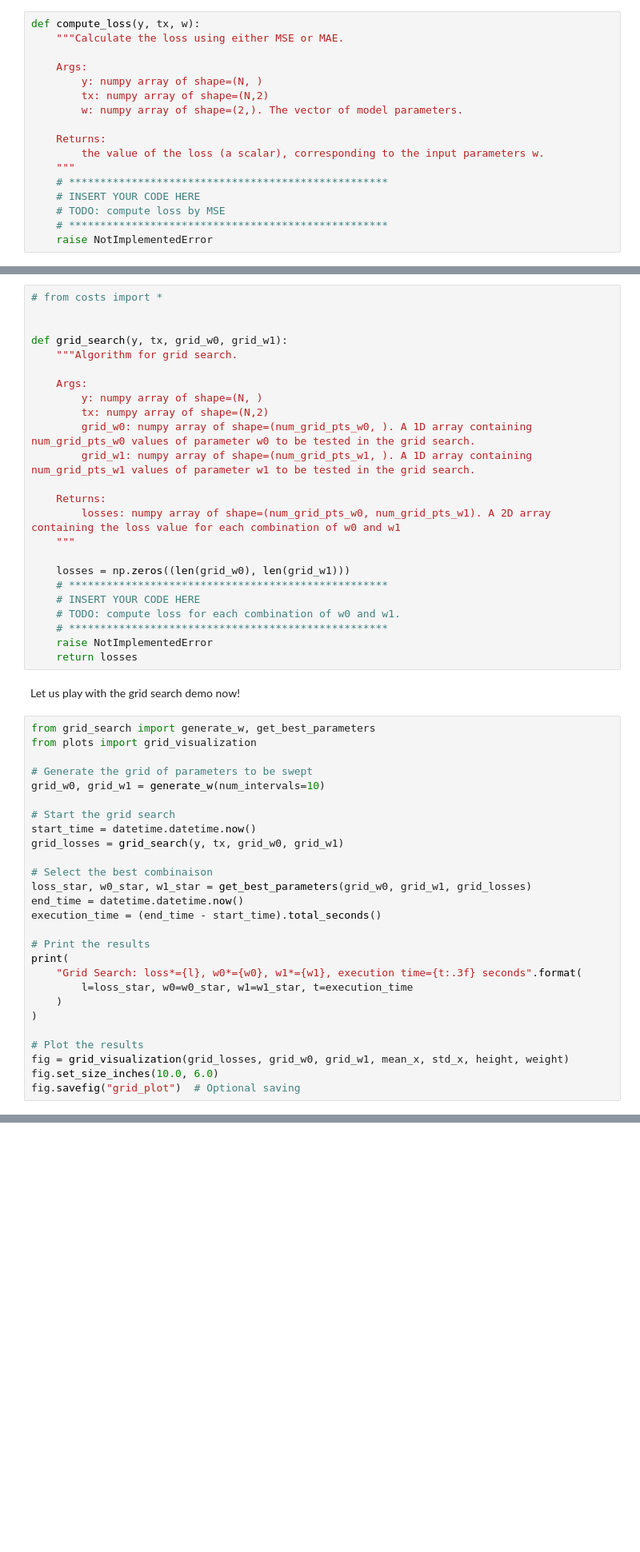
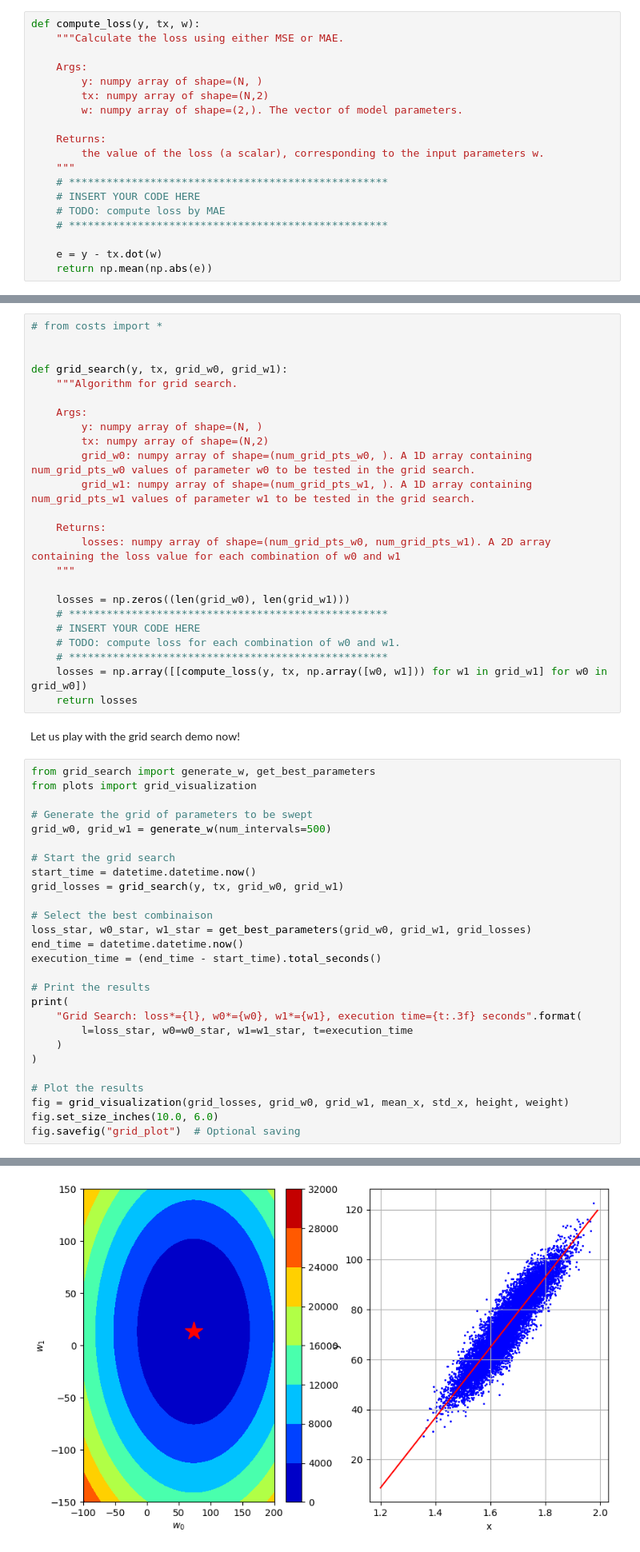
Before and after one commit to Siupahc/ML_course, a Jupyter notebook: labs/ex02/template/ex02.ipynb, the cells around one changed output, grey strips where cells are left out. Shown: that part at 80% size. Saved outputs shown, nothing was run; the diff lists cells and outputs as text; blank space fills up the shorter version.

```diff
--- a/labs/ex02/template/ex02.ipynb
+++ b/labs/ex02/template/ex02.ipynb
@@ -39,9 +39,11 @@ def compute_loss(y, tx, w):
     """
     # ***************************************************
     # INSERT YOUR CODE HERE
-    # TODO: compute loss by MSE
+    # TODO: compute loss by MAE
     # ***************************************************
-    raise NotImplementedError
+
+    e = y - tx.dot(w)
+    return np.mean(np.abs(e))
 # %% [markdown]
 # 2. Grid Search
 # %% [markdown]
@@ -68,7 +70,7 @@ def grid_search(y, tx, grid_w0, grid_w1):
     # INSERT YOUR CODE HERE
     # TODO: compute loss for each combination of w0 and w1.
     # ***************************************************
-    raise NotImplementedError
+    losses = np.array([[compute_loss(y, tx, np.array([w0, w1])) for w1 in grid_w1] for w0 in grid_w0])
     return losses
 # %% [markdown]
 Let us play with the grid search demo now!
@@ -77,7 +79,7 @@ from grid_search import generate_w, get_best_parameters
 from plots import grid_visualization
 
 # Generate the grid of parameters to be swept
-grid_w0, grid_w1 = generate_w(num_intervals=10)
+grid_w0, grid_w1 = generate_w(num_intervals=500)
 
 # Start the grid search
 start_time = datetime.datetime.now()
@@ -99,3 +101,4 @@ print(
 fig = grid_visualization(grid_losses, grid_w0, grid_w1, mean_x, std_x, height, weight)
 fig.set_size_inches(10.0, 6.0)
 fig.savefig("grid_plot")  # Optional saving
+# %% [output]
@@ -102,3 +106,4 @@ fig.savefig("grid_plot")  # Optional saving
+[figure, added]
 # %% [markdown]
 # 3. Gradient Descent
 # %% [markdown]
```
Also changed, not shown: parts of 19 cells of this notebook, 6 other files.
